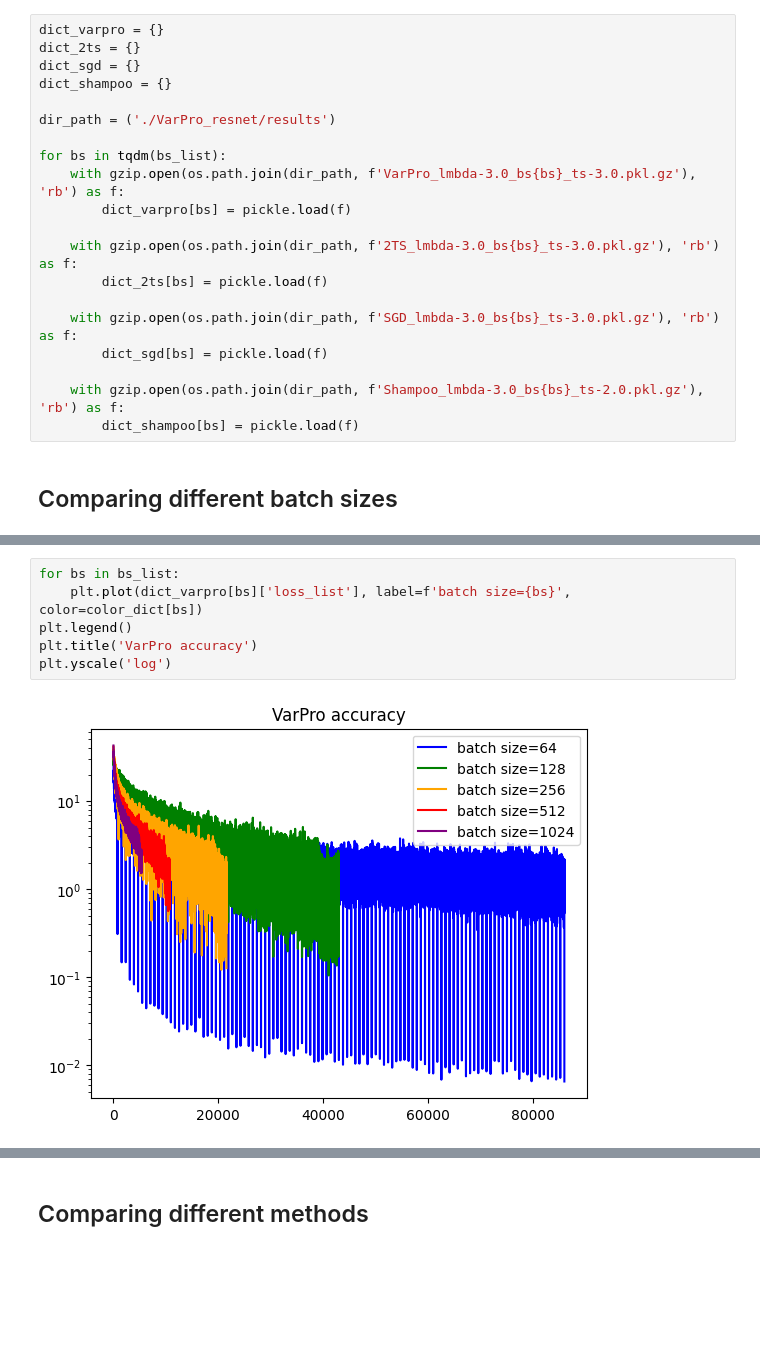
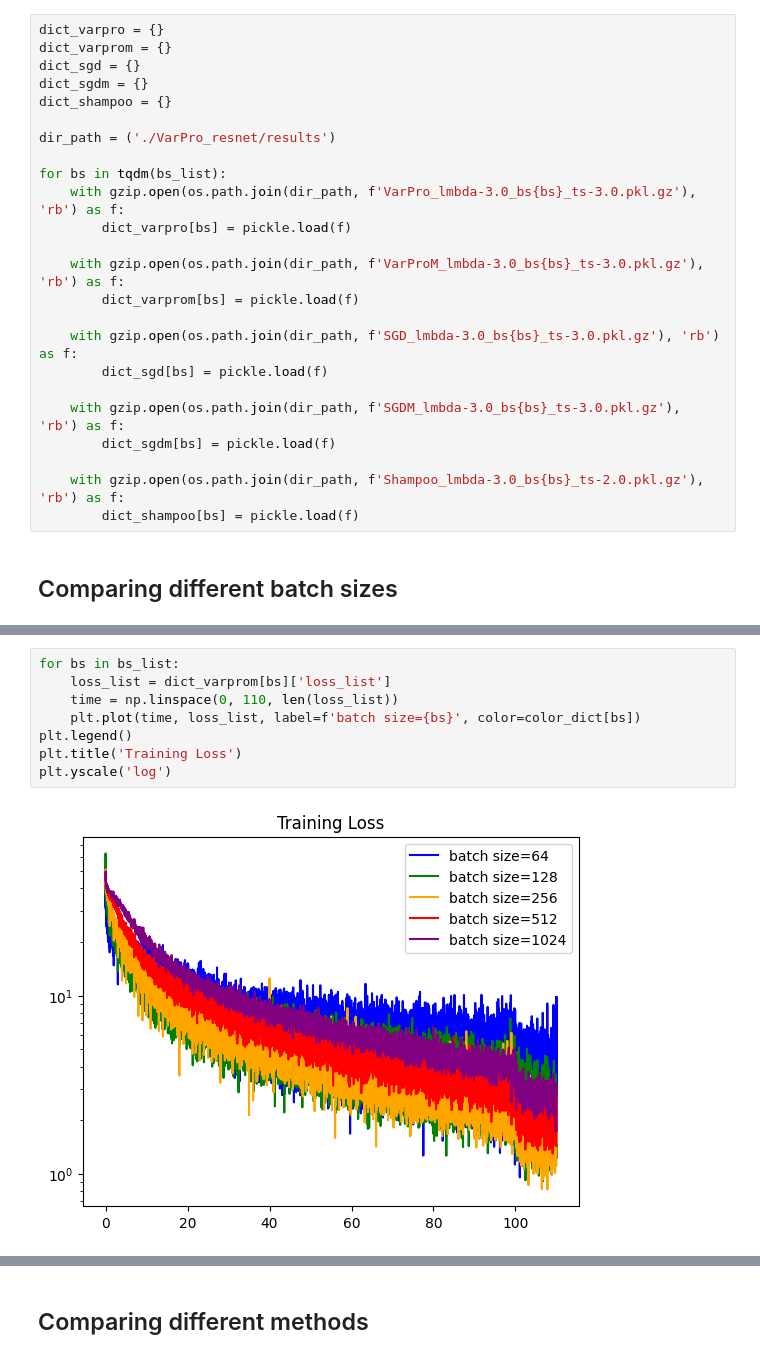
Before and after one commit to rbarboni/VarPro, a Jupyter notebook: Results_resnet.ipynb, the cells around one changed output, grey strips where cells are left out. Saved outputs shown, nothing was run; the diff lists cells and outputs as text; blank space fills up the shorter version.

```diff
--- a/Results_resnet.ipynb
+++ b/Results_resnet.ipynb
@@ -12,8 +13,9 @@ bs_list = [64, 128, 256, 512, 1024]
 color_dict = {64: 'blue', 128: 'green', 256: 'orange', 512: 'red', 1024: 'purple'}
 # %%
 dict_varpro = {}
-dict_2ts = {}
+dict_varprom = {}
 dict_sgd = {}
+dict_sgdm = {}
 dict_shampoo = {}
 
 dir_path = ('./VarPro_resnet/results')
@@ -22,12 +24,15 @@ for bs in tqdm(bs_list):
     with gzip.open(os.path.join(dir_path, f'VarPro_lmbda-3.0_bs{bs}_ts-3.0.pkl.gz'), 'rb') as f:
         dict_varpro[bs] = pickle.load(f)
 
-    with gzip.open(os.path.join(dir_path, f'2TS_lmbda-3.0_bs{bs}_ts-3.0.pkl.gz'), 'rb') as f:
-        dict_2ts[bs] = pickle.load(f)
+    with gzip.open(os.path.join(dir_path, f'VarProM_lmbda-3.0_bs{bs}_ts-3.0.pkl.gz'), 'rb') as f:
+        dict_varprom[bs] = pickle.load(f)
 
     with gzip.open(os.path.join(dir_path, f'SGD_lmbda-3.0_bs{bs}_ts-3.0.pkl.gz'), 'rb') as f:
         dict_sgd[bs] = pickle.load(f)
 
+    with gzip.open(os.path.join(dir_path, f'SGDM_lmbda-3.0_bs{bs}_ts-3.0.pkl.gz'), 'rb') as f:
+        dict_sgdm[bs] = pickle.load(f)
+
     with gzip.open(os.path.join(dir_path, f'Shampoo_lmbda-3.0_bs{bs}_ts-2.0.pkl.gz'), 'rb') as f:
         dict_shampoo[bs] = pickle.load(f)
 # %% [markdown]
@@ -35,8 +42,10 @@ for bs in tqdm(bs_list):
 # %%
 for bs in bs_list:
-    plt.plot(dict_varpro[bs]['loss_list'], label=f'batch size={bs}', color=color_dict[bs])
+    loss_list = dict_varprom[bs]['loss_list']
+    time = np.linspace(0, 110, len(loss_list))
+    plt.plot(time, loss_list, label=f'batch size={bs}', color=color_dict[bs])
 plt.legend()
-plt.title('VarPro accuracy')
+plt.title('Training Loss')
 plt.yscale('log')
 # %% [output]
-[figure, old version]
+[figure, new version]
```
Also changed, not shown: parts of 9 cells of this notebook, 6 other files.
